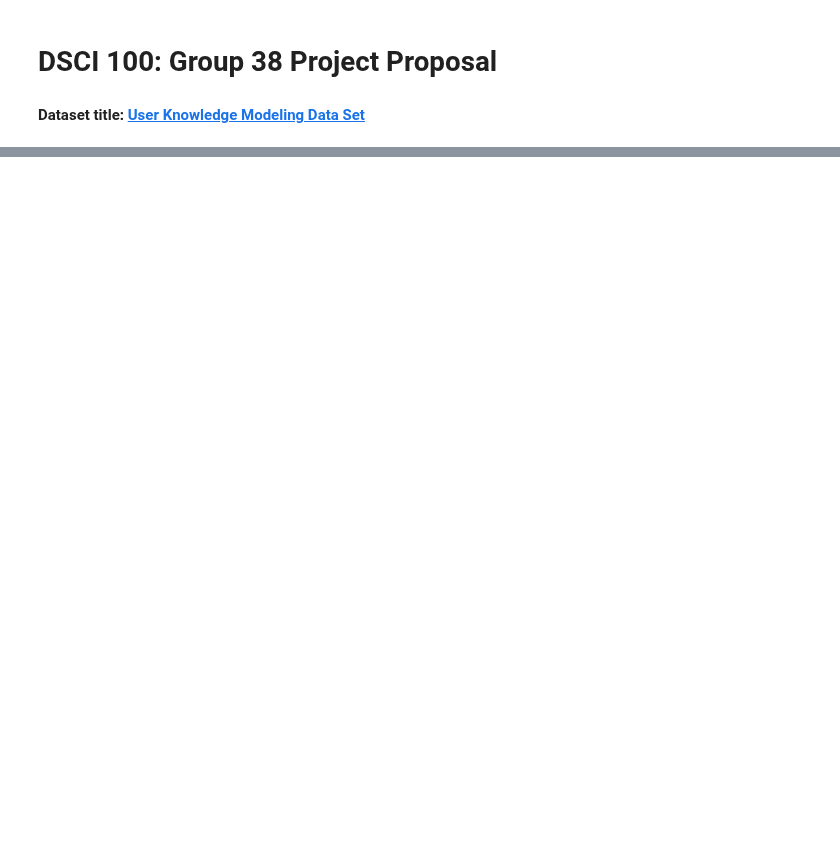
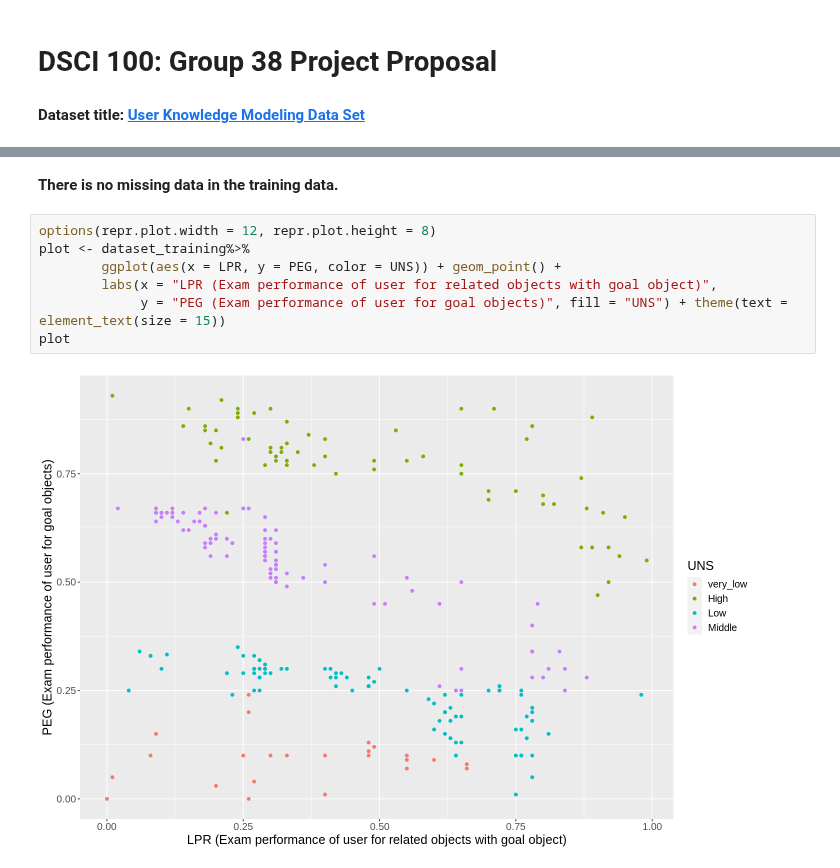
Before and after one commit to pgbenng/DSCI-Group-38-Project, a Jupyter notebook: proposal.ipynb, the cells around one changed output, grey strips where cells are left out. Saved outputs shown, nothing was run; the diff lists cells and outputs as text; blank space fills up the shorter version.

Commit message:
added data analysis

```diff
--- a/proposal.ipynb
+++ b/proposal.ipynb
@@ -40,0 +67,11 @@ A tibble: 258 × 3
+# %% [markdown]
+<b> There is no missing data in the training data. </b>
+# %%
+options(repr.plot.width = 12, repr.plot.height = 8)
+plot <- dataset_training%>%
+        ggplot(aes(x = LPR, y = PEG, color = UNS)) + geom_point() +
+        labs(x = "LPR (Exam performance of user for related objects with goal object)",
+             y = "PEG (Exam performance of user for goal objects)", fill = "UNS") + theme(text = element_text(size = 15))
+plot
+# %% [output]
+[figure, added]
```
Also changed, not shown: parts of 7 cells of this notebook.
